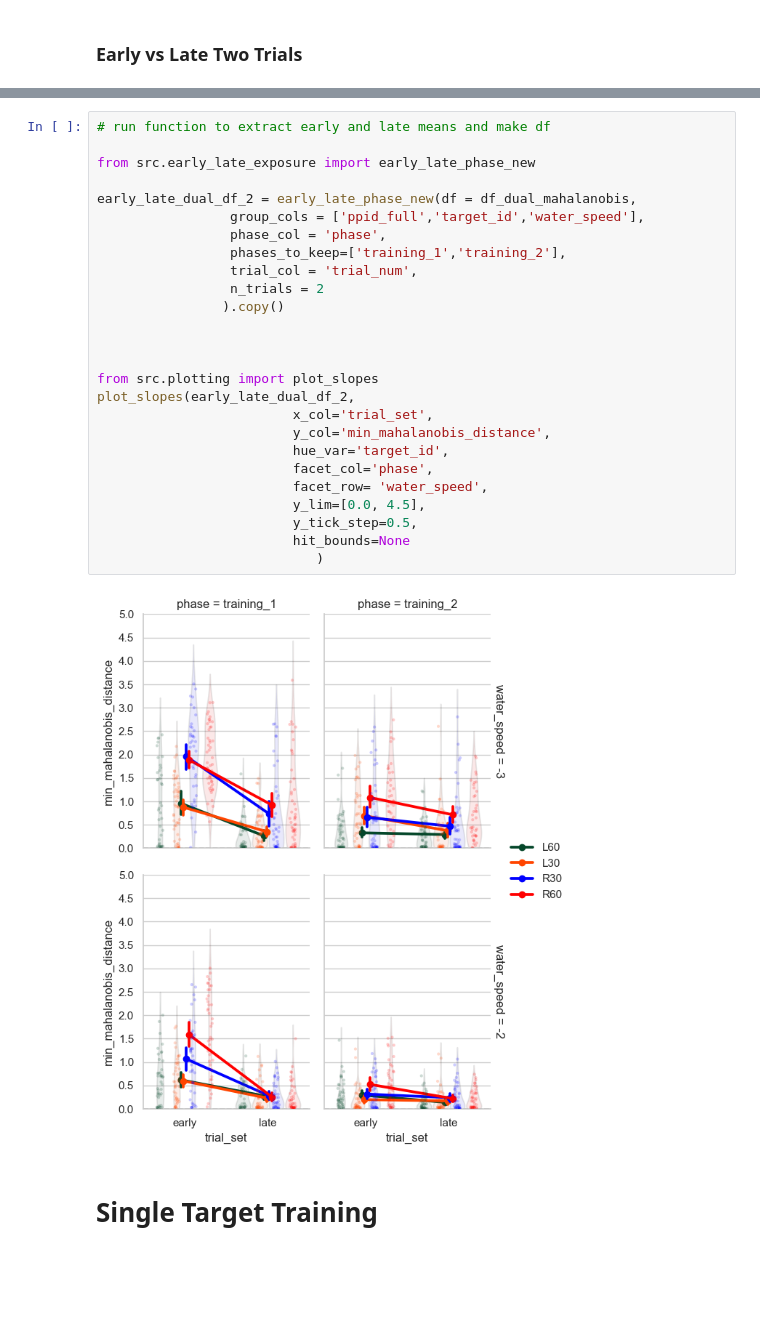
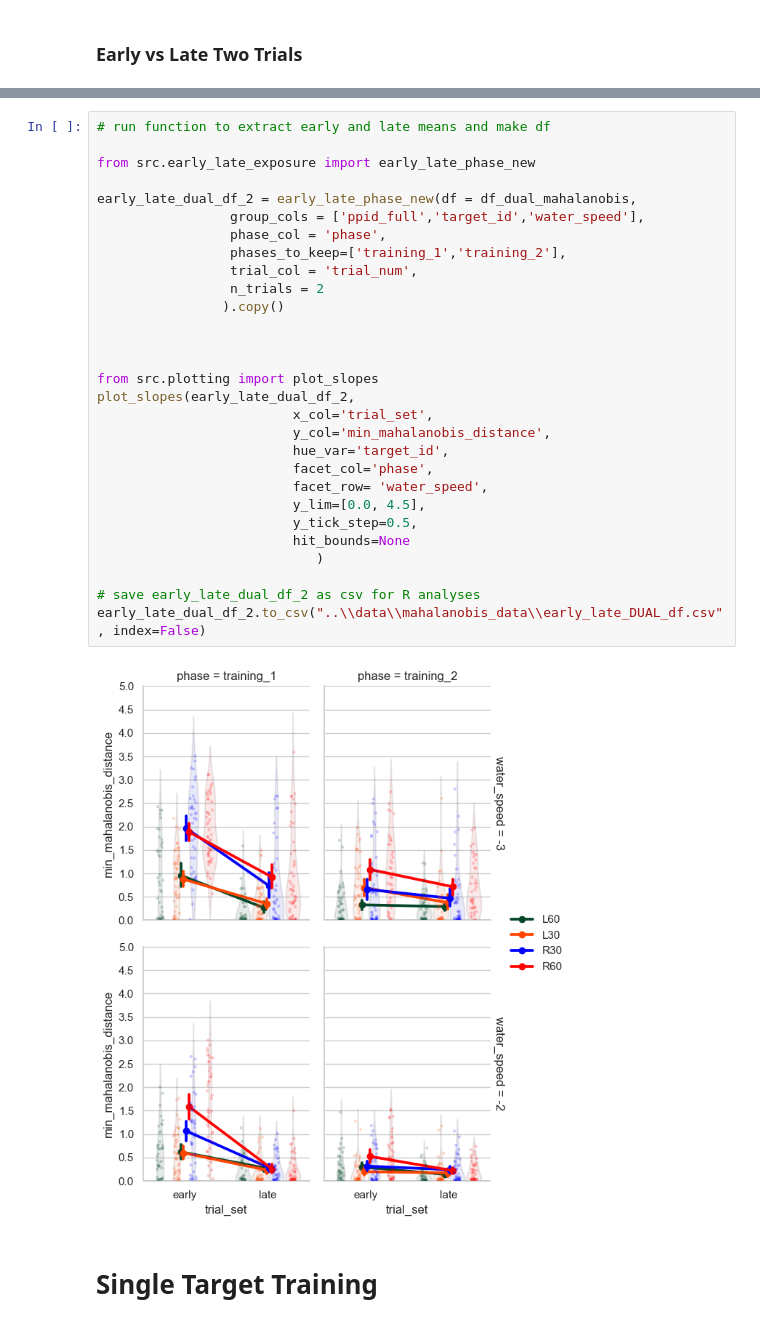
Before and after one commit to jacobjb02/vr-motor-adaptation-notebooks, a Jupyter notebook: Notebook/mahalanobis.ipynb, the cells around one changed output, grey strips where cells are left out. Saved outputs shown, nothing was run; the diff lists cells and outputs as text; blank space fills up the shorter version.

Commit message:
Added file downloads for dual & single target training mahalanobis distance early vs late; preparing an R file for analyses.

```diff
--- a/Notebook/mahalanobis.ipynb
+++ b/Notebook/mahalanobis.ipynb
@@ -278,31 +262,34 @@ df_dual_mahalanobis
 # %%
 # run function to extract early and late means and make df
 
 from src.early_late_exposure import early_late_phase_new
 
 early_late_dual_df_2 = early_late_phase_new(df = df_dual_mahalanobis,
                  group_cols = ['ppid_full','target_id','water_speed'],
                  phase_col = 'phase',
                  phases_to_keep=['training_1','training_2'],
                  trial_col = 'trial_num',
                  n_trials = 2
                 ).copy()
 
 
 
 from src.plotting import plot_slopes
 plot_slopes(early_late_dual_df_2,
                          x_col='trial_set',
                          y_col='min_mahalanobis_distance',
                          hue_var='target_id',
                          facet_col='phase',
                          facet_row= 'water_speed',
                          y_lim=[0.0, 4.5],
                          y_tick_step=0.5,
                          hit_bounds=None
                             )
+
+# save early_late_dual_df_2 as csv for R analyses
+early_late_dual_df_2.to_csv("..\\data\\mahalanobis_data\\early_late_DUAL_df.csv", index=False)
 # %% [output]
-[figure, old version]
+[figure, new version]
 # %% [markdown]
 # Single Target Training
 # %% [markdown]
```
Also changed, not shown: parts of 2 cells of this notebook, 1 other file.
